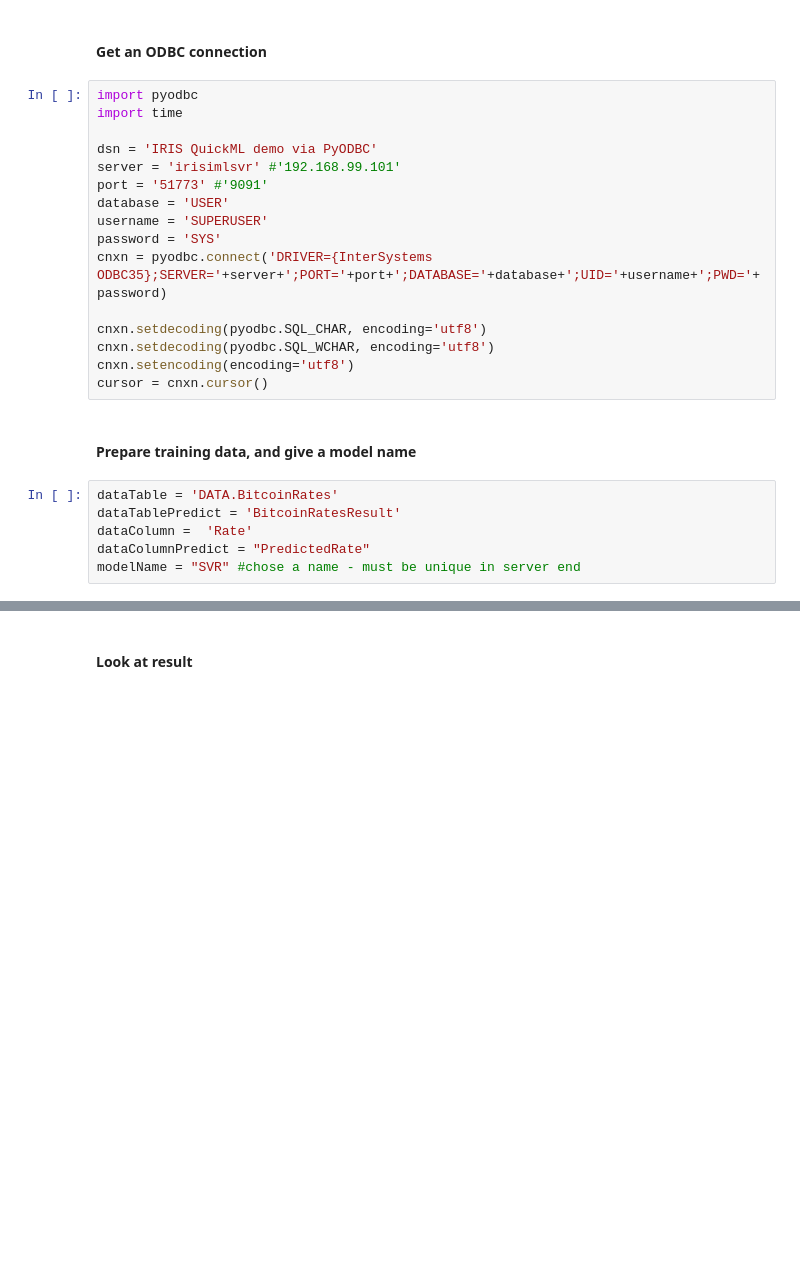
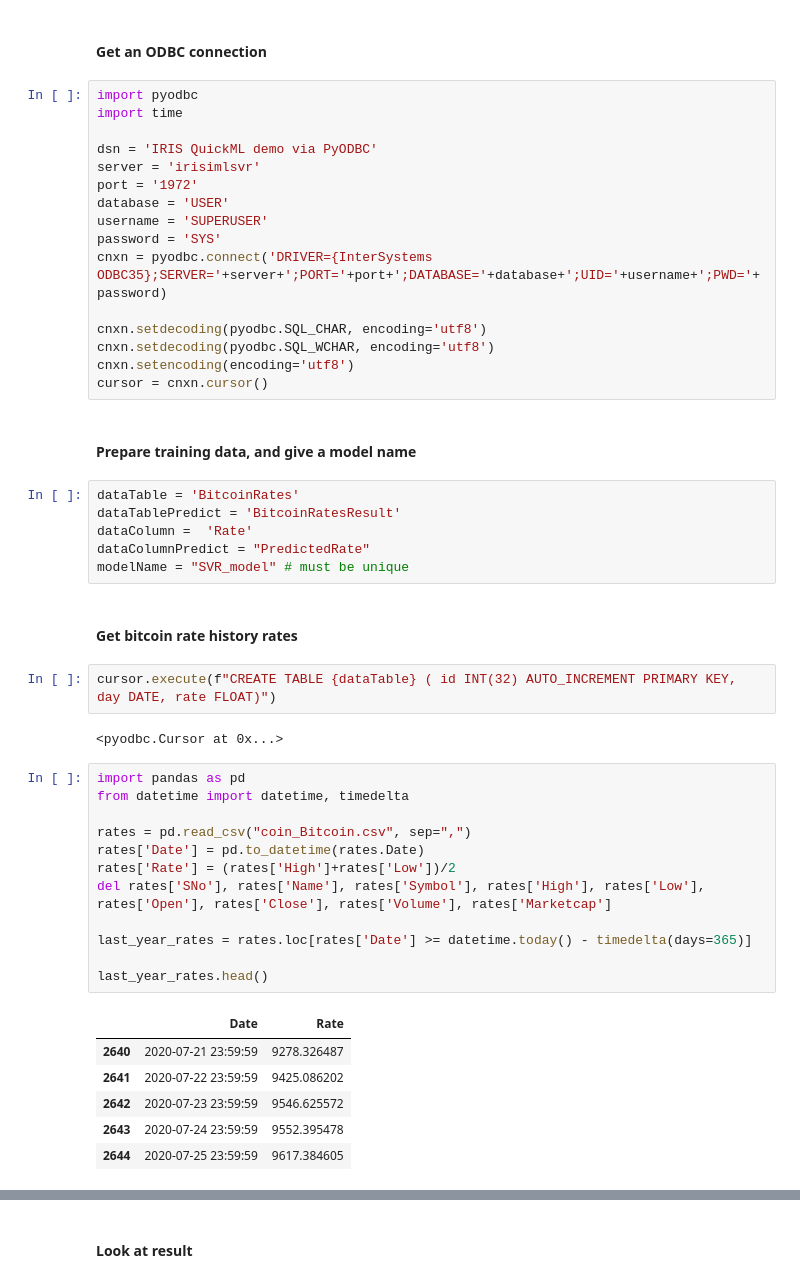
Before and after one commit to danoleg/cryptocurrency-rate-forecasting, a Jupyter notebook: jupyter-notebooks/bitcoin-rate-forecasting.ipynb, the cells around one changed output, grey strips where cells are left out. Cells and saved outputs as stored; diff of their text form; blank space fills up the shorter version.

```diff
--- a/jupyter-notebooks/bitcoin-rate-forecasting.ipynb
+++ b/jupyter-notebooks/bitcoin-rate-forecasting.ipynb
@@ -93,8 +91,8 @@ import pyodbc
 import time
 
 dsn = 'IRIS QuickML demo via PyODBC'
-server = 'irisimlsvr' #'192.168.99.101'
-port = '51773' #'9091'
+server = 'irisimlsvr'
+port = '1972'
 database = 'USER'
 username = 'SUPERUSER'
 password = 'SYS'
@@ -107,8 +105,33 @@ cursor = cnxn.cursor()
 # %% [markdown]
 ####  Prepare training data, and give a model name
 # %%
-dataTable = 'DATA.BitcoinRates'
+dataTable = 'BitcoinRates'
 dataTablePredict = 'BitcoinRatesResult'
 dataColumn =  'Rate'
 dataColumnPredict = "PredictedRate"
-modelName = "SVR" #chose a name - must be unique in server end
+modelName = "SVR_model" # must be unique
+# %% [markdown]
+#### Get bitcoin rate history rates
+# %%
+cursor.execute(f"CREATE TABLE {dataTable} ( id INT(32) AUTO_INCREMENT PRIMARY KEY, day DATE, rate FLOAT)")
+# %% [output]
+<pyodbc.Cursor at 0x...>
+# %%
+import pandas as pd
+from datetime import datetime, timedelta
+
+rates = pd.read_csv("coin_Bitcoin.csv", sep=",")
+rates['Date'] = pd.to_datetime(rates.Date)
+rates['Rate'] = (rates['High']+rates['Low'])/2
+del rates['SNo'], rates['Name'], rates['Symbol'], rates['High'], rates['Low'], rates['Open'], rates['Close'], rates['Volume'], rates['Marketcap']
+
+last_year_rates = rates.loc[rates['Date'] >= datetime.today() - timedelta(days=365)]
+
+last_year_rates.head()
+# %% [output]
+|  | Date | Rate |
+| 2640 | 2020-07-21 23:59:59 | 9278.326487 |
+| 2641 | 2020-07-22 23:59:59 | 9425.086202 |
+| 2642 | 2020-07-23 23:59:59 | 9546.625572 |
+| 2643 | 2020-07-24 23:59:59 | 9552.395478 |
+| 2644 | 2020-07-25 23:59:59 | 9617.384605 |
```
Also changed, not shown: parts of 12 cells of this notebook, 1 other file.
